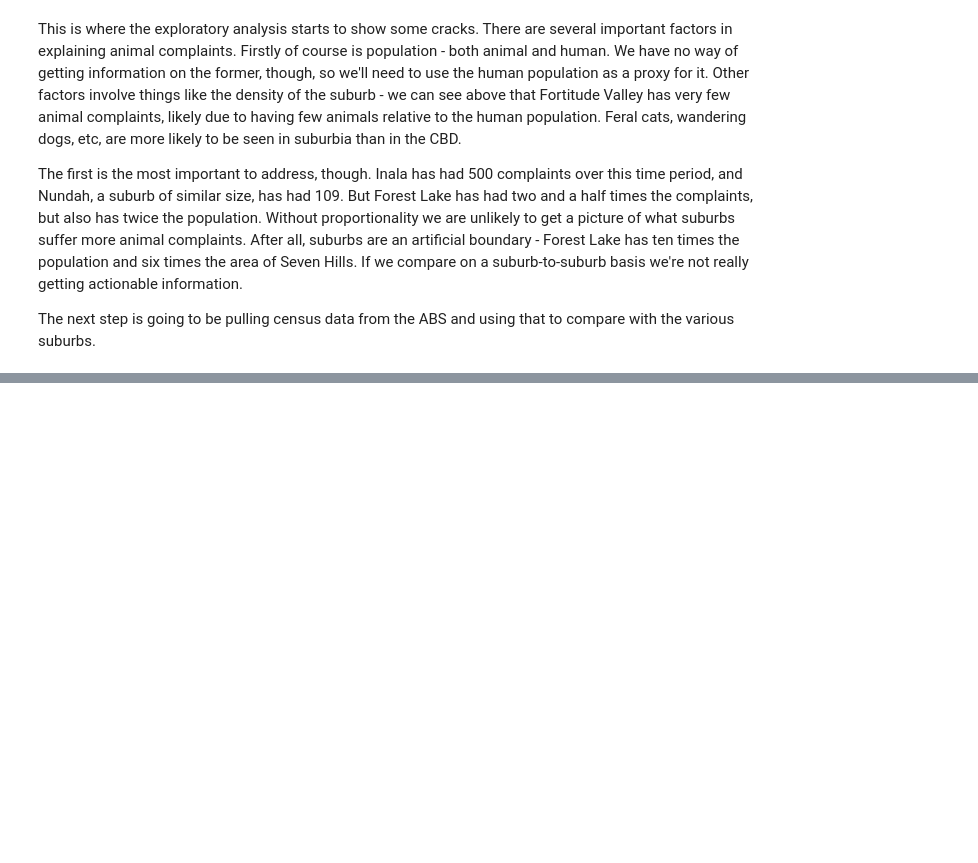
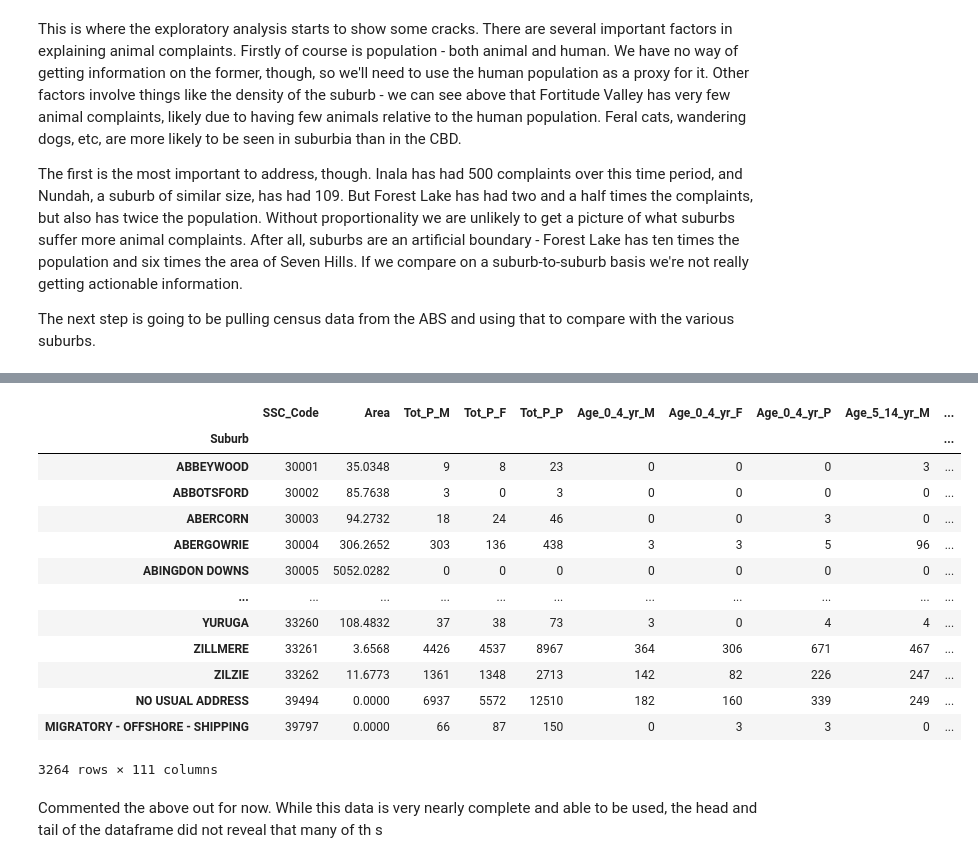
Before and after one commit to jkwaser/animal-complaints, a Jupyter notebook: AnimalComplaints.ipynb, the cells around one changed output, grey strips where cells are left out. Cells and saved outputs as stored; diff of their text form; code cells hidden in the pictures; blank space fills up the shorter version.

Commit message:
Data almost usable - problem reached in cleaning due to differing strings.

```diff
--- a/AnimalComplaints.ipynb
+++ b/AnimalComplaints.ipynb
@@ -196,0 +298,6 @@ The next step is going to be pulling census data from the ABS and using that to
+# %%
+area_suburb_census = area_suburb_census.rename(columns = {"index":"Suburb"})
+# %%
+area_suburb_census["Suburb"] = area_suburb_census["Suburb"].str.replace(' \(Qld\)','')
+# %%
+area_suburb_census["Suburb"] = area_suburb_census["Suburb"].str.upper()
@@ -196,0 +323,20 @@ The next step is going to be pulling census data from the ABS and using that to
+# %%
+area_suburb_census = area_suburb_census.set_index('Suburb')
+# %%
+area_suburb_census["Incidents"] = 0
+area_suburb_census
+# %% [output]
+|  | SSC_Code | Area | Tot_P_M | Tot_P_F | Tot_P_P | Age_0_4_yr_M | Age_0_4_yr_F | Age_0_4_yr_P | Age_5_14_yr_M | ... |
+| Suburb |  |  |  |  |  |  |  |  |  | ... |
+| ABBEYWOOD | 30001 | 35.0348 | 9 | 8 | 23 | 0 | 0 | 0 | 3 | ... |
+| ABBOTSFORD | 30002 | 85.7638 | 3 | 0 | 3 | 0 | 0 | 0 | 0 | ... |
+| ABERCORN | 30003 | 94.2732 | 18 | 24 | 46 | 0 | 0 | 3 | 0 | ... |
+| ABERGOWRIE | 30004 | 306.2652 | 303 | 136 | 438 | 3 | 3 | 5 | 96 | ... |
+| ABINGDON DOWNS | 30005 | 5052.0282 | 0 | 0 | 0 | 0 | 0 | 0 | 0 | ... |
+| ... | ... | ... | ... | ... | ... | ... | ... | ... | ... | ... |
+| YURUGA | 33260 | 108.4832 | 37 | 38 | 73 | 3 | 0 | 4 | 4 | ... |
+| ZILLMERE | 33261 | 3.6568 | 4426 | 4537 | 8967 | 364 | 306 | 671 | 467 | ... |
+| ZILZIE | 33262 | 11.6773 | 1361 | 1348 | 2713 | 142 | 82 | 226 | 247 | ... |
+| NO USUAL ADDRESS | 39494 | 0.0000 | 6937 | 5572 | 12510 | 182 | 160 | 339 | 249 | ... |
+| MIGRATORY - OFFSHORE - SHIPPING | 39797 | 0.0000 | 66 | 87 | 150 | 0 | 3 | 3 | 0 | ... |
+3264 rows × 111 columns
@@ -196,0 +346,2 @@ The next step is going to be pulling census data from the ABS and using that to
+# %% [markdown]
+Commented the above out for now. While this data is very nearly complete and able to be used, the head and tail of the dataframe did not reveal that many of th s
```
Also changed, not shown: parts of 23 cells of this notebook, 1 other file.
